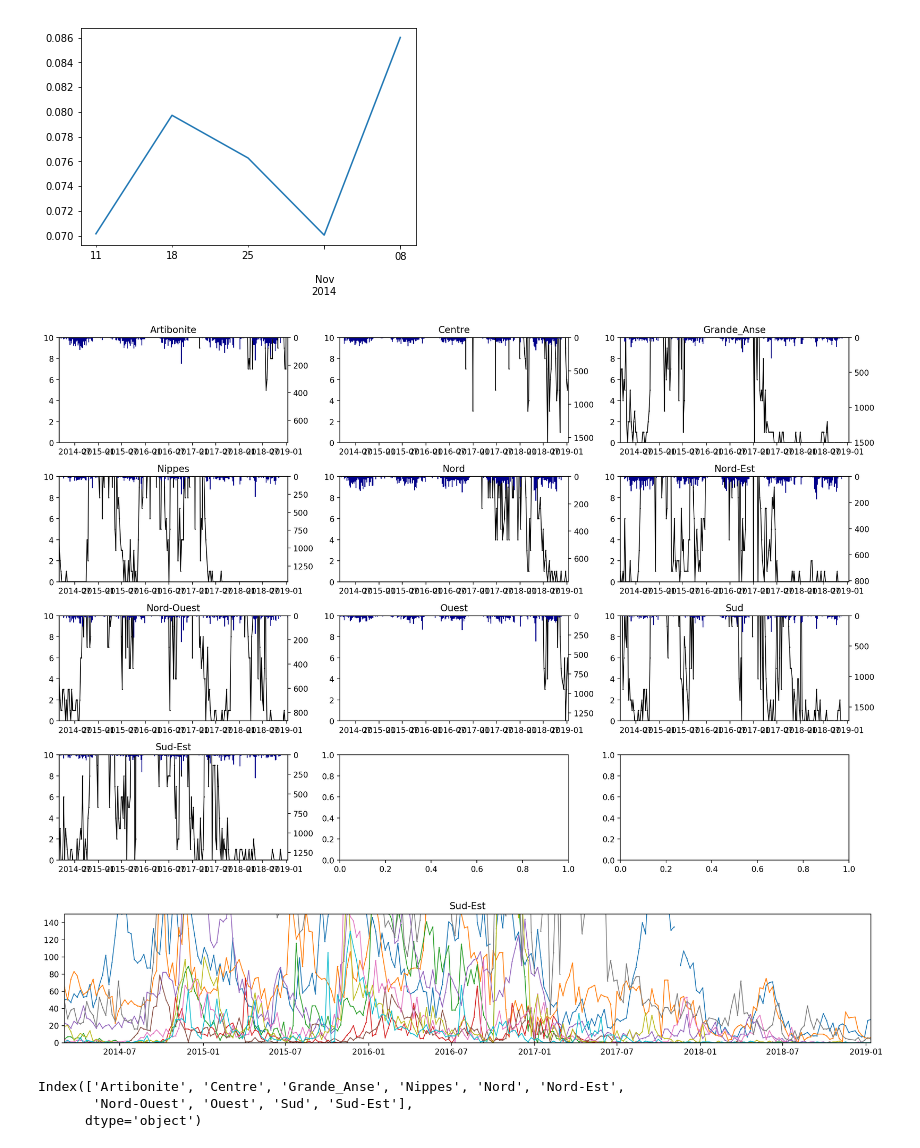
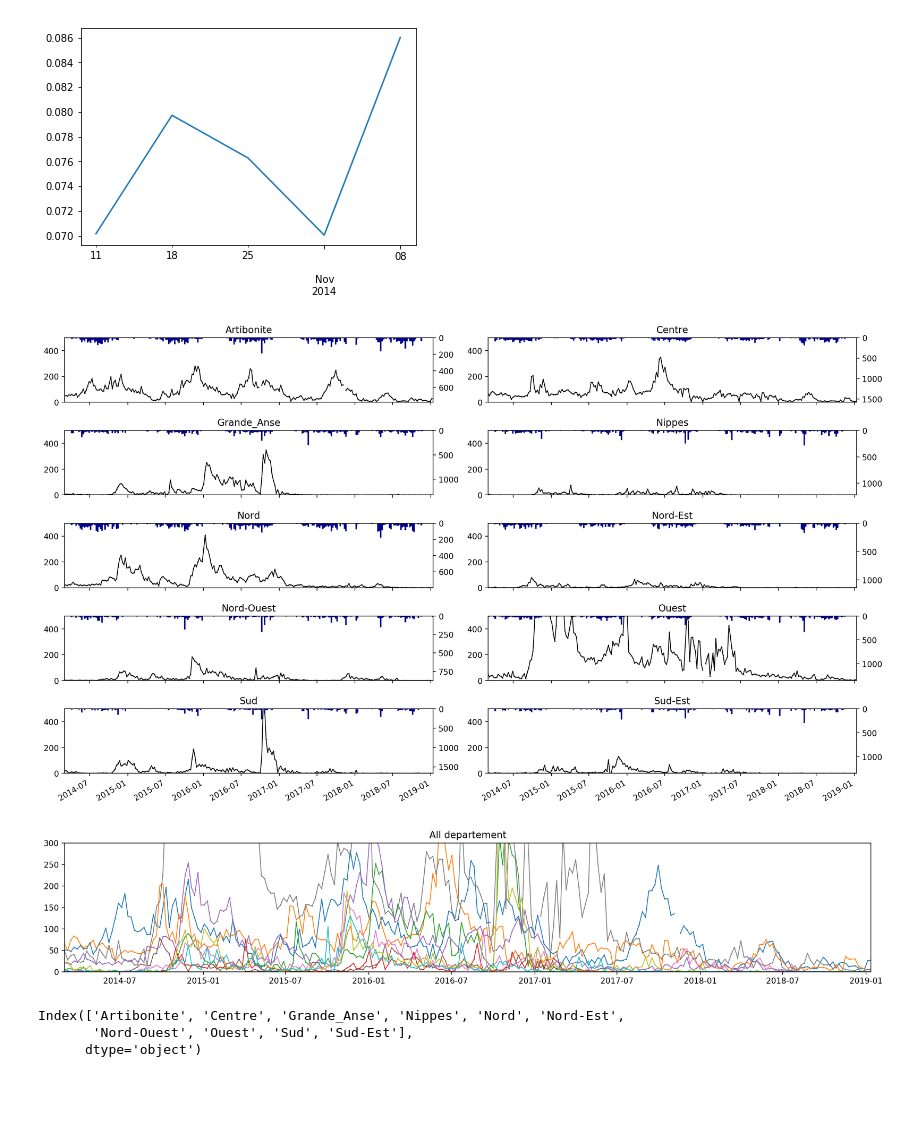
Before and after one commit to jcblemai/haiti-mass-ocv-campaign, a Jupyter notebook: forecast.ipynb, the cells around one changed output. Cells and saved outputs as stored; diff of their text form; code cells hidden in the pictures; blank space fills up the shorter version.

```diff
--- a/forecast.ipynb
+++ b/forecast.ipynb
@@ -69,4 +66,5 @@ rain = pd.concat((rainfall, rain_prj))
 rain.to_csv('haiti-data/proj/rainfall.csv', index_label = 'date')
 # %%
 nsim = 1000
-run_lvl = 4
+run_lvl = 3
+n_proc = 8
@@ -169,7 +191,7 @@ fig.tight_layout()
 import seaborn as sns
 sns.pairplot(params_disp, markers = '.')
 # %%
-dp = 'Artibonite'
+dp = 'Grande_Anse'
 fig, axes = plt.subplots((len(compartments))//4+1, 4, figsize=(15,15), squeeze = True);
 axes = axes.flatten();
 for i, comp in enumerate(compartments):
@@ -553,26 +575,27 @@ all_data[dp]['B']['q50'][datetime.date(2014,10,10):datetime.date(2014,11,10)].pl
 # %%
 ti = input_parameters['t_start']
 tf = input_parameters['t_end']
 
-fig, axes = plt.subplots(4, 3, figsize=(15,10), squeeze = True, dpi = 200);
+fig, axes = plt.subplots(5, 2, figsize=(15,10), squeeze = True, dpi = 200);
 fig.patch.set_facecolor('white')
 axes = axes.flatten();
 for i, dp in enumerate(cases.columns):
 
     axt =  axes[i].twinx()
     axes[i].plot(cases[dp][t_start:][ti:tf], marker='.', linestyle='-',color='k', linewidth=1, markersize=1 )
     axt.bar(pd.date_range(ti,tf, freq='W-SAT').date, rain[dp].resample('W-SAT').sum()[ti:tf],
     label = r'Rainfall', color = 'darkblue', width=7, alpha = 1)
 
     axes[i].set_title(dp)
-    axes[i].set_ylim(0, 10)
+    axes[i].set_ylim(0, 500)
     axt.set_ylim(4*max(rain[dp].resample('W-SAT').sum()[t_start:t_for]),0) # check if only reverse y
     axes[i].set_xlim(ti, tf)
     #axes[i].legend()
 
 fig.tight_layout()
+fig.autofmt_xdate()
 # %% [output]
-[figure, old version]
+[figure, new version]
 # %%
 ti = input_parameters['t_start']
 tf = input_parameters['t_end']
@@ -583,14 +606,14 @@ for i, dp in enumerate(cases.columns):
 
     axes.plot(cases[dp][t_start:][ti:tf], marker='.', linestyle='-', linewidth=1, markersize=1, label=dp )
 
-    axes.set_title(dp)
+    axes.set_title('All departement')
     axes.set_xlim(ti, tf)
-    axes.set_ylim(0, 150)
+    axes.set_ylim(0, 300)
 
 
 fig.tight_layout()
 # %% [output]
-[figure, old version]
+[figure, new version]
 # %%
 cases.columns
 # %% [output]
```
Also changed, not shown: parts of 6 cells of this notebook.
